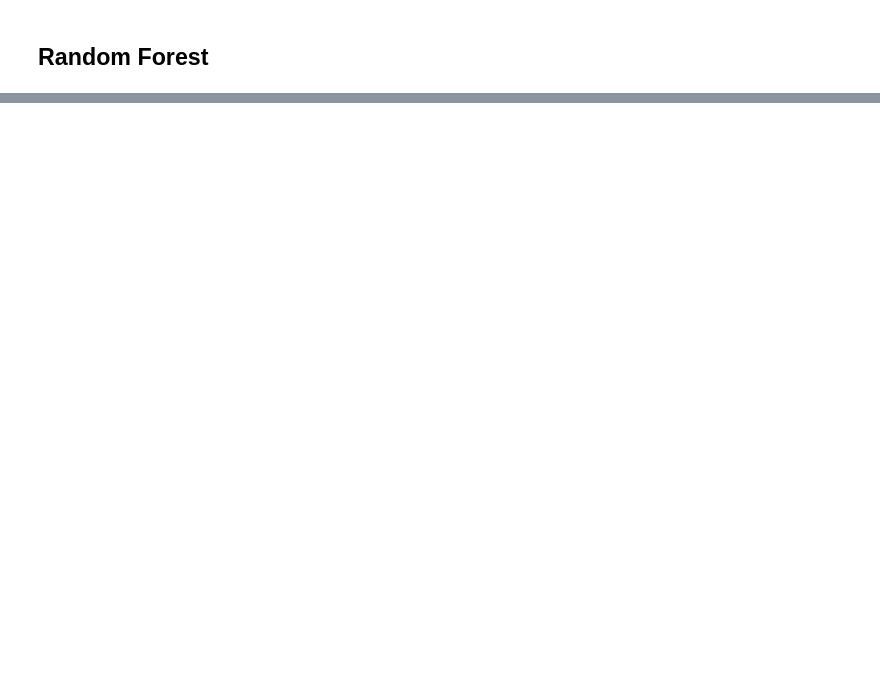
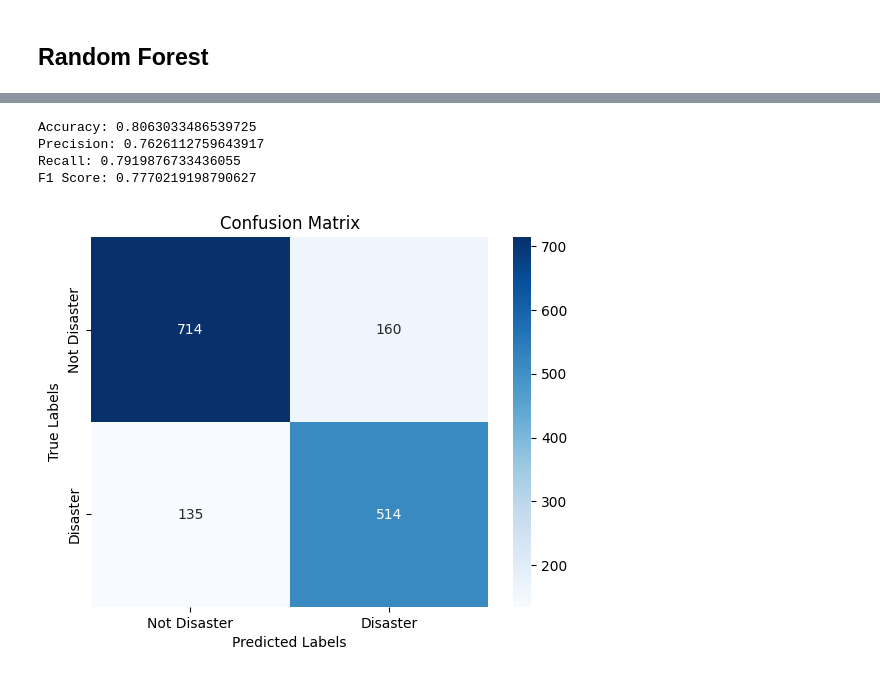
Before and after one commit to sukanyanag/Tweet-Classification-for-Disaster-Detection, a Jupyter notebook: TweetClassificationforDisasterDetection.ipynb, the cells around one changed output, grey strips where cells are left out. Saved outputs shown, nothing was run; the diff lists cells and outputs as text; code cells hidden in the pictures; blank space fills up the shorter version.

```diff
--- a/TweetClassificationforDisasterDetection.ipynb
+++ b/TweetClassificationforDisasterDetection.ipynb
@@ -299,0 +400,21 @@ Axes(0.125,0.11;0.62x0.77)
+# %%
+training_args = TrainingArguments(
+    output_dir='./results',
+    num_train_epochs=3,
+    per_device_train_batch_size=16,
+    per_device_eval_batch_size=64,
+    warmup_steps=500,
+    weight_decay=0.01,
+    logging_dir='./logs'
+)
+
+# Update the Trainer with the new training dataset
+trainer = Trainer(
+    model=model,
+    args=training_args,
+    train_dataset=train_dataset,
+    eval_dataset=val_dataset
+)
+
+# Train the model
+trainer.train()
@@ -299,0 +432,3 @@ Axes(0.125,0.11;0.62x0.77)
+# %%
+predictions = trainer.predict(val_dataset)
+# Process the predictions to evaluate the model
@@ -299,0 +437,39 @@ Axes(0.125,0.11;0.62x0.77)
+# %%
+# Extract logits from the predictions
+logits = predictions.predictions
+
+# Apply a softmax to convert logits to probabilities
+probabilities = torch.nn.functional.softmax(torch.from_numpy(logits), dim=-1)
+
+# Convert probabilities to actual predictions (0 or 1)
+predicted_labels = torch.argmax(probabilities, axis=1).numpy()
+# %%
+# Calculate metrics
+accuracy = accuracy_score(val_labels, predicted_labels)
+precision = precision_score(val_labels, predicted_labels)
+recall = recall_score(val_labels, predicted_labels)
+f1 = f1_score(val_labels, predicted_labels)
+
+print(f"Accuracy: {accuracy}")
+print(f"Precision: {precision}")
+print(f"Recall: {recall}")
+print(f"F1 Score: {f1}")
+# %% [output]
+Accuracy: 0.8063033486539725
+Precision: 0.7626112759643917
+Recall: 0.7919876733436055
+F1 Score: 0.7770219198790627
+# %%
+# Confusion matrix
+conf_matrix = confusion_matrix(val_labels, predicted_labels)
+
+# Visualize the confusion matrix
+sns.heatmap(conf_matrix, annot=True, fmt='d', cmap='Blues',
+            xticklabels=['Not Disaster', 'Disaster'],
+            yticklabels=['Not Disaster', 'Disaster'])
+plt.xlabel('Predicted Labels')
+plt.ylabel('True Labels')
+plt.title('Confusion Matrix')
+plt.show()
+# %% [output]
+[figure, added]
```
Also changed, not shown: parts of 16 cells of this notebook, 1 other file.
